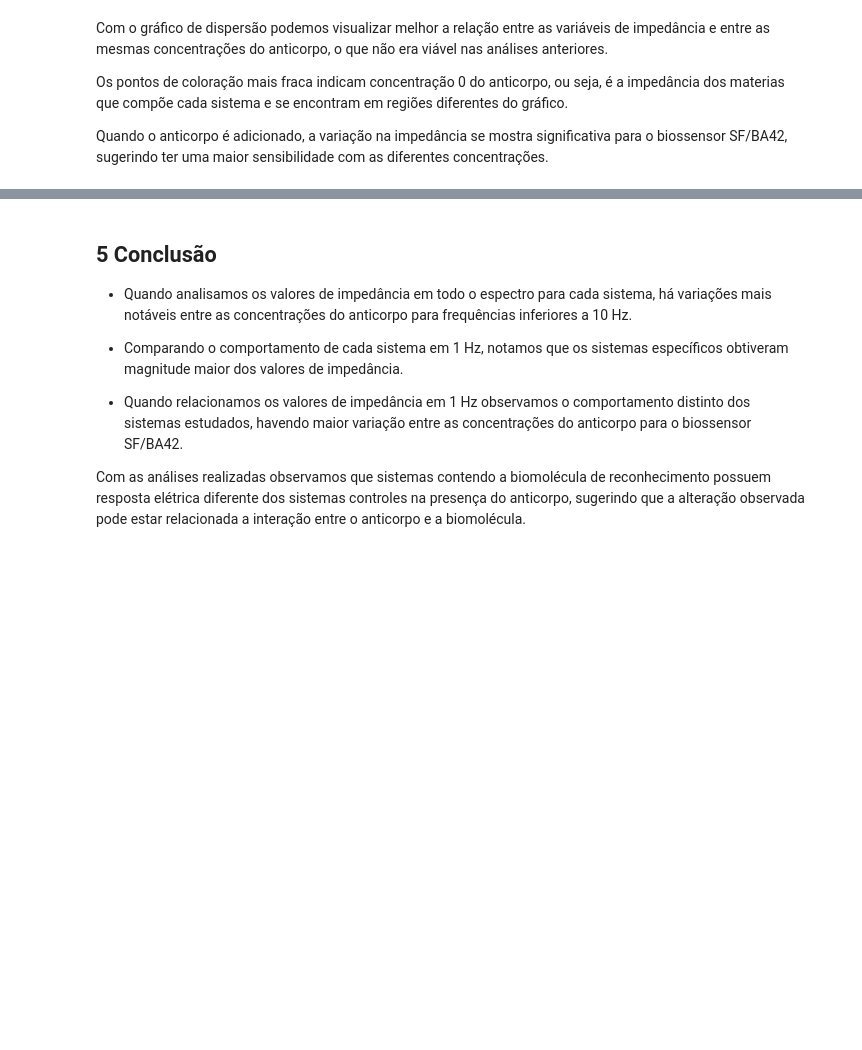
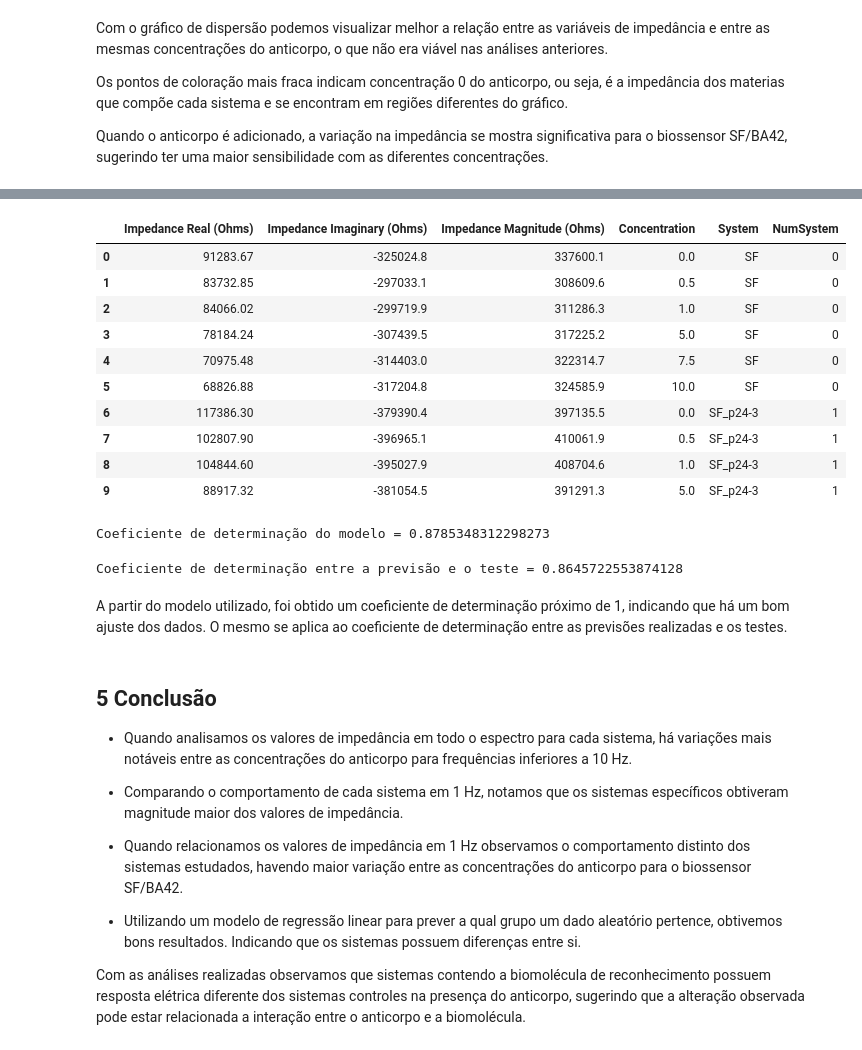
Before and after one commit to alyyokomichi/Impedance_Biosensor, a Jupyter notebook: Impedance_Biosensor.ipynb, the cells around one changed output, grey strips where cells are left out. Drawn from its saved outputs; the diff is of its cells as text; code cells hidden in the pictures; blank space fills up the shorter version.

```diff
--- a/Impedance_Biosensor.ipynb
+++ b/Impedance_Biosensor.ipynb
@@ -476,0 +490,16 @@ Quando o anticorpo é adicionado, a variação na impedância se mostra signific
+# %%
+#incluir coluna numerando os sistemas para conseguir fazer auxiliar na construcao do modelo
+RL['NumSystem'] = RL['System'].map({'SF':0, 'SF_p24-3':1, 'SFeBA42':2, 'SF_BA42':3})
+RL.head(10)
+# %% [output]
+|  | Impedance Real (Ohms) | Impedance Imaginary (Ohms) | Impedance Magnitude (Ohms) | Concentration | System | NumSystem |
+| 0 | 91283.67 | -325024.8 | 337600.1 | 0.0 | SF | 0 |
+| 1 | 83732.85 | -297033.1 | 308609.6 | 0.5 | SF | 0 |
+| 2 | 84066.02 | -299719.9 | 311286.3 | 1.0 | SF | 0 |
+| 3 | 78184.24 | -307439.5 | 317225.2 | 5.0 | SF | 0 |
+| 4 | 70975.48 | -314403.0 | 322314.7 | 7.5 | SF | 0 |
+| 5 | 68826.88 | -317204.8 | 324585.9 | 10.0 | SF | 0 |
+| 6 | 117386.30 | -379390.4 | 397135.5 | 0.0 | SF_p24-3 | 1 |
+| 7 | 102807.90 | -396965.1 | 410061.9 | 0.5 | SF_p24-3 | 1 |
+| 8 | 104844.60 | -395027.9 | 408704.6 | 1.0 | SF_p24-3 | 1 |
+| 9 | 88917.32 | -381054.5 | 391291.3 | 5.0 | SF_p24-3 | 1 |
@@ -477,3 +510,18 @@ Quando o anticorpo é adicionado, a variação na impedância se mostra signific
+# %%
+# Criando modelo de regressao linear
+modelo = LinearRegression()
+modelo.fit(X_train, y_train)
+print(f'Coeficiente de determinação do modelo = {modelo.score(X_train, y_train)}')
+# %% [output]
+Coeficiente de determinação do modelo = 0.8785348312298273
+# %%
+# Realizando previsao do modelo a partir de variaveis de teste
+y_previsto = modelo.predict(X_test)
+print(f'Coeficiente de determinação entre a previsão e o teste = {metrics.r2_score(y_test, y_previsto)}')
+# %% [output]
+Coeficiente de determinação entre a previsão e o teste = 0.8645722553874128
+# %% [markdown]
+A partir do modelo utilizado, foi obtido um coeficiente de determinação próximo de 1, indicando que há um bom ajuste dos dados. O mesmo se aplica ao coeficiente de determinação entre as previsões realizadas e os testes.
 # %% [markdown]
 ## 5 Conclusão
 
@@ -483,4 +531,6 @@ Quando o anticorpo é adicionado, a variação na impedância se mostra signific
 
 * Quando relacionamos os valores de impedância em 1 Hz observamos o comportamento distinto dos sistemas estudados, havendo maior variação entre as concentrações do anticorpo para o biossensor SF/BA42.
 
+* Utilizando um modelo de regressão linear para prever a qual grupo um dado aleatório pertence, obtivemos bons resultados. Indicando que os sistemas possuem diferenças entre si.
+
 Com as análises realizadas observamos que sistemas contendo a biomolécula de reconhecimento possuem resposta elétrica diferente dos sistemas controles na presença do anticorpo, sugerindo que a alteração observada pode estar relacionada a interação entre o anticorpo e a biomolécula.
```
Also changed, not shown: parts of 6 cells of this notebook.
